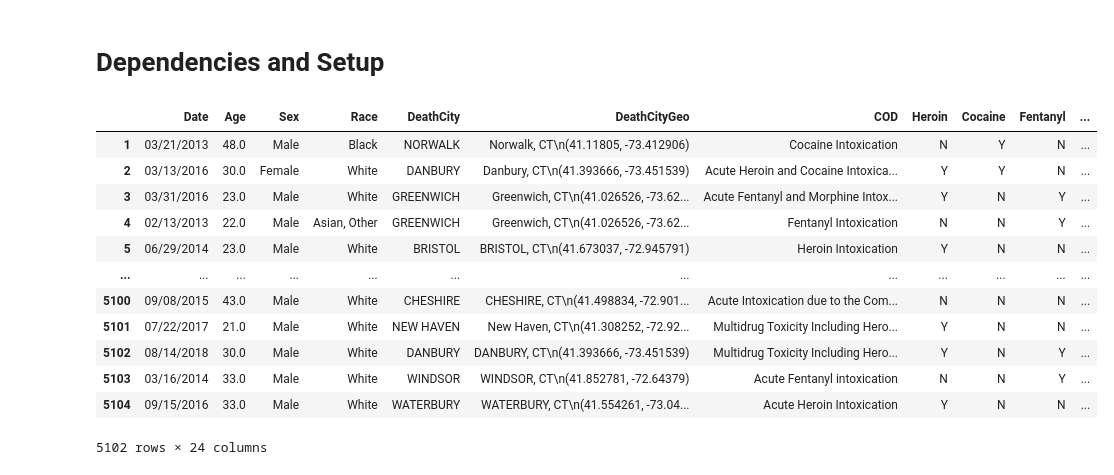
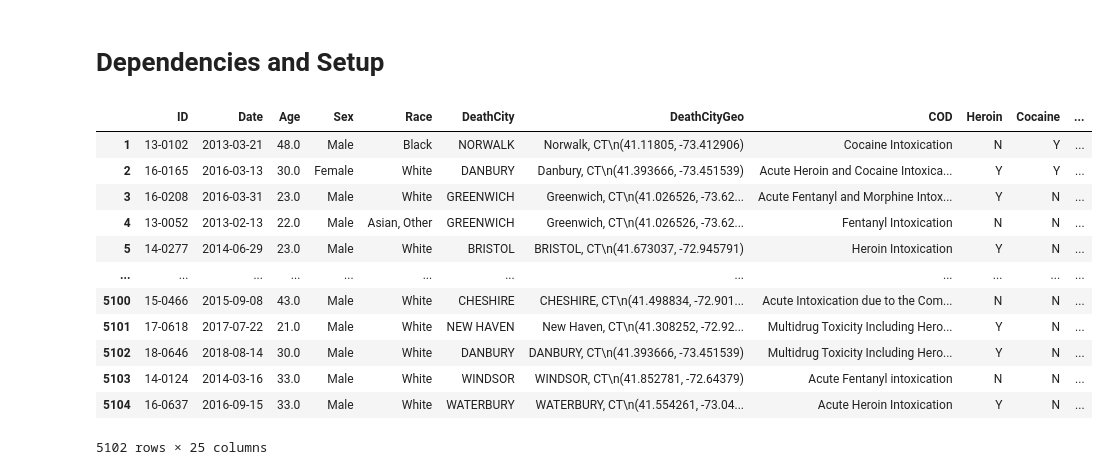
Before and after one commit to prerak-patel/Accidental-Drug-Related-Deaths, a Jupyter notebook: accidentalDrugRelatedDeaths.ipynb, the cells around one changed output. Drawn from its saved outputs; the diff is of its cells as text; code cells hidden in the pictures.

```diff
--- a/accidentalDrugRelatedDeaths.ipynb
+++ b/accidentalDrugRelatedDeaths.ipynb
@@ -12,18 +11,27 @@ narrowed_df = narrowed_df.dropna(subset=['Age', 'Sex','Race'], how='all')
 # %%
+# Removing unnecessary columns
+narrowed_df = drug_related_deaths_df.loc[:,['ID','Date','Age','Sex','Race','DeathCity','DeathCityGeo','COD','Heroin','Cocaine','Fentanyl','FentanylAnalogue','Oxycodone','Oxymorphone','Ethanol','Hydrocodone','Benzodiazepine','Methadone','Amphet','Tramad','Morphine_NotHeroin','Hydromorphone','Other','OpiateNOS','AnyOpioid']]
+
+# Drop records without Age, Sex and Race entry
+narrowed_df = narrowed_df.dropna(subset=['Age', 'Sex','Race'], how='all')
+
+# Fill Nan values by N
 narrowed_df.update(narrowed_df[['Heroin','Cocaine','Fentanyl','FentanylAnalogue','Oxycodone','Oxymorphone','Ethanol','Hydrocodone','Benzodiazepine','Methadone','Amphet','Tramad','Morphine_NotHeroin','Hydromorphone','Other','OpiateNOS','AnyOpioid']].fillna('N'))
-narrowed_df['Date'] = pd.to_datetime(narrowed_df['Date']).dt.strftime('%m/%d/%Y')
+
+# Convert date column to Datetime object
+narrowed_df['Date'] = pd.to_datetime(narrowed_df['Date'])
 narrowed_df
 # %% [output]
-|  | Date | Age | Sex | Race | DeathCity | DeathCityGeo | COD | Heroin | Cocaine | Fentanyl | ... |
-| 1 | 03/21/2013 | 48.0 | Male | Black | NORWALK | Norwalk, CT\n(41.11805, -73.412906) | Cocaine Intoxication | N | Y | N | ... |
-| 2 | 03/13/2016 | 30.0 | Female | White | DANBURY | Danbury, CT\n(41.393666, -73.451539) | Acute Heroin and Cocaine Intoxica... | Y | Y | N | ... |
-| 3 | 03/31/2016 | 23.0 | Male | White | GREENWICH | Greenwich, CT\n(41.026526, -73.62... | Acute Fentanyl and Morphine Intox... | Y | N | Y | ... |
-| 4 | 02/13/2013 | 22.0 | Male | Asian, Other | GREENWICH | Greenwich, CT\n(41.026526, -73.62... | Fentanyl Intoxication | N | N | Y | ... |
-| 5 | 06/29/2014 | 23.0 | Male | White | BRISTOL | BRISTOL, CT\n(41.673037, -72.945791) | Heroin Intoxication | Y | N | N | ... |
+|  | ID | Date | Age | Sex | Race | DeathCity | DeathCityGeo | COD | Heroin | Cocaine | ... |
+| 1 | 13-0102 | 2013-03-21 | 48.0 | Male | Black | NORWALK | Norwalk, CT\n(41.11805, -73.412906) | Cocaine Intoxication | N | Y | ... |
+| 2 | 16-0165 | 2016-03-13 | 30.0 | Female | White | DANBURY | Danbury, CT\n(41.393666, -73.451539) | Acute Heroin and Cocaine Intoxica... | Y | Y | ... |
+| 3 | 16-0208 | 2016-03-31 | 23.0 | Male | White | GREENWICH | Greenwich, CT\n(41.026526, -73.62... | Acute Fentanyl and Morphine Intox... | Y | N | ... |
+| 4 | 13-0052 | 2013-02-13 | 22.0 | Male | Asian, Other | GREENWICH | Greenwich, CT\n(41.026526, -73.62... | Fentanyl Intoxication | N | N | ... |
+| 5 | 14-0277 | 2014-06-29 | 23.0 | Male | White | BRISTOL | BRISTOL, CT\n(41.673037, -72.945791) | Heroin Intoxication | Y | N | ... |
 | ... | ... | ... | ... | ... | ... | ... | ... | ... | ... | ... | ... |
-| 5100 | 09/08/2015 | 43.0 | Male | White | CHESHIRE | CHESHIRE, CT\n(41.498834, -72.901... | Acute Intoxication due to the Com... | N | N | N | ... |
-| 5101 | 07/22/2017 | 21.0 | Male | White | NEW HAVEN | New Haven, CT\n(41.308252, -72.92... | Multidrug Toxicity Including Hero... | Y | N | N | ... |
-| 5102 | 08/14/2018 | 30.0 | Male | White | DANBURY | DANBURY, CT\n(41.393666, -73.451539) | Multidrug Toxicity Including Hero... | Y | N | Y | ... |
-| 5103 | 03/16/2014 | 33.0 | Male | White | WINDSOR | WINDSOR, CT\n(41.852781, -72.64379) | Acute Fentanyl intoxication | N | N | Y | ... |
-| 5104 | 09/15/2016 | 33.0 | Male | White | WATERBURY | WATERBURY, CT\n(41.554261, -73.04... | Acute Heroin Intoxication | Y | N | N | ... |
+| 5100 | 15-0466 | 2015-09-08 | 43.0 | Male | White | CHESHIRE | CHESHIRE, CT\n(41.498834, -72.901... | Acute Intoxication due to the Com... | N | N | ... |
+| 5101 | 17-0618 | 2017-07-22 | 21.0 | Male | White | NEW HAVEN | New Haven, CT\n(41.308252, -72.92... | Multidrug Toxicity Including Hero... | Y | N | ... |
+| 5102 | 18-0646 | 2018-08-14 | 30.0 | Male | White | DANBURY | DANBURY, CT\n(41.393666, -73.451539) | Multidrug Toxicity Including Hero... | Y | N | ... |
+| 5103 | 14-0124 | 2014-03-16 | 33.0 | Male | White | WINDSOR | WINDSOR, CT\n(41.852781, -72.64379) | Acute Fentanyl intoxication | N | N | ... |
+| 5104 | 16-0637 | 2016-09-15 | 33.0 | Male | White | WATERBURY | WATERBURY, CT\n(41.554261, -73.04... | Acute Heroin Intoxication | Y | N | ... |
-5102 rows × 24 columns
+5102 rows × 25 columns
```
Also changed, not shown: parts of 16 cells of this notebook.
